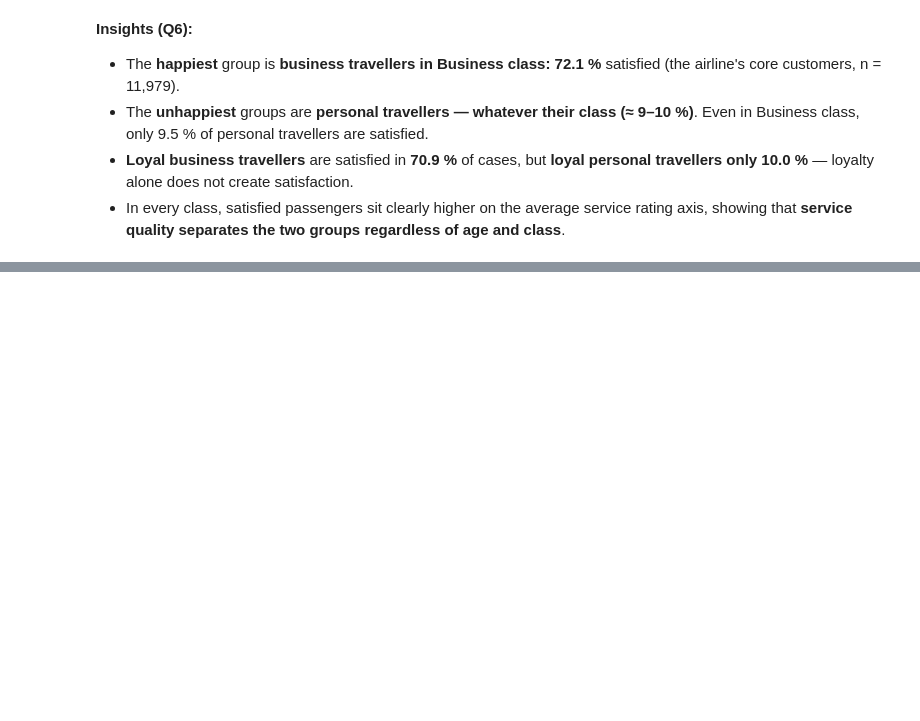
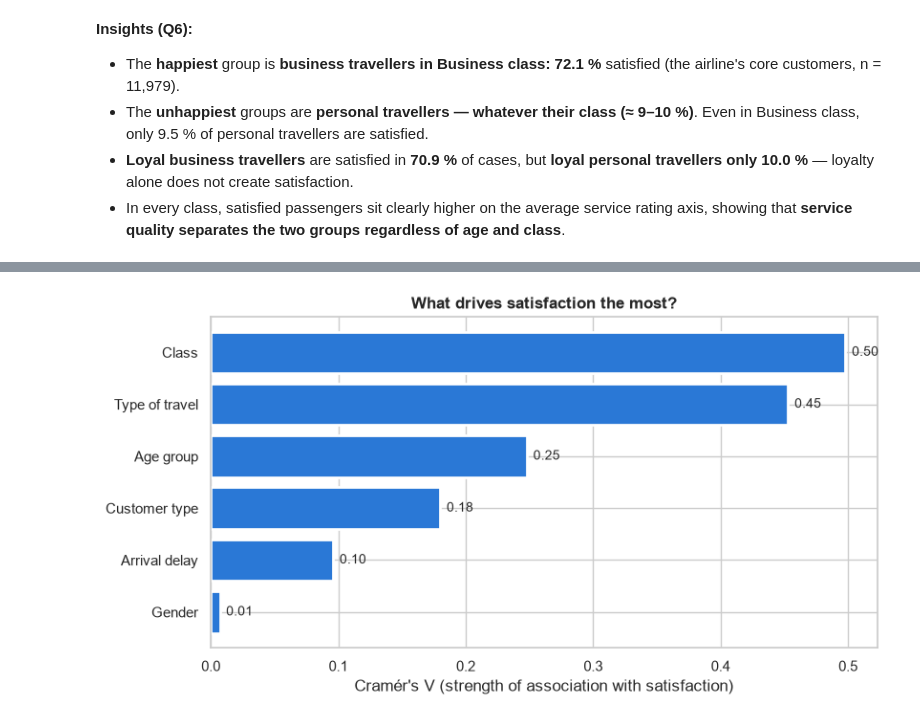
Before and after one commit to hahmed1936/Mid-Project, a Jupyter notebook: Mid-Project-Script.ipynb, the cells around one changed output, grey strips where cells are left out. Drawn from its saved outputs; the diff is of its cells as text; code cells hidden in the pictures; blank space fills up the shorter version.

Commit message:
Step 6: Add conclusions, key drivers summary, recommendations and limitations
Co-Authored-By: Claude Opus 5.5 <noreply@anthropic.com>

```diff
--- a/Mid-Project-Script.ipynb
+++ b/Mid-Project-Script.ipynb
@@ -989,0 +1005,9 @@ plt.show()
+# %%
+key_insights = pd.DataFrame({
+    "Factor": ["Class", "Type of travel", "Age group", "Customer type", "Arrival delay", "Gender"],
+    "Strength (Cramér's V)": [chi_square_test(clean_df, c)["cramers_v"] for c in
+                              ["class", "type_of_travel", "age_group", "customer_type", "delay_group", "gender"]],
+})
+key_insights["Effect"] = pd.cut(key_insights["Strength (Cramér's V)"], bins=[0, 0.1, 0.3, 0.5, 1],
+                                labels=["Negligible", "Weak", "Moderate", "Strong"], right=False)
+key_insights
@@ -989,0 +1022,11 @@ plt.show()
+# %%
+fig, ax = plt.subplots(figsize=(9, 4.5))
+ordered = key_insights.sort_values("Strength (Cramér's V)")
+ax.barh(ordered["Factor"], ordered["Strength (Cramér's V)"], color=SATISFIED_COLOR, edgecolor="white", linewidth=2)
+for y, value in enumerate(ordered["Strength (Cramér's V)"]):
+    ax.text(value + 0.005, y, f"{value:.2f}", va="center", fontsize=10)
+ax.set_xlabel("Cramér's V (strength of association with satisfaction)")
+ax.set_title("What drives satisfaction the most?")
+plt.show()
+# %% [output]
+[figure, added]
```
Also changed, not shown: parts of 5 cells of this notebook.
